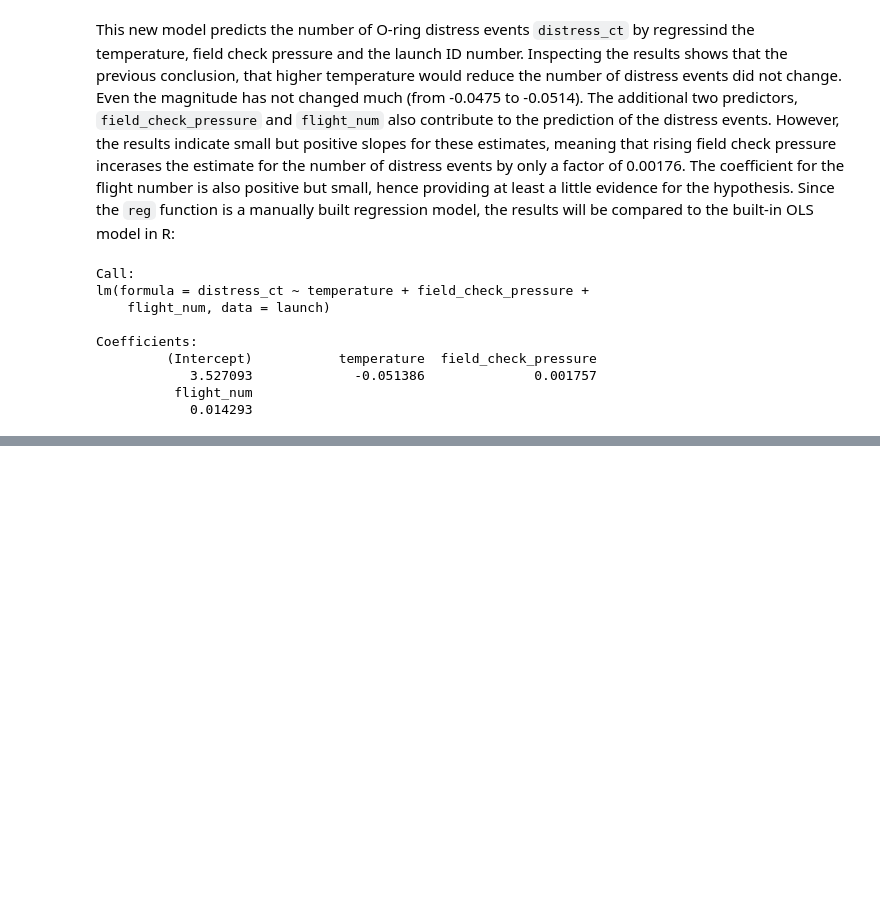
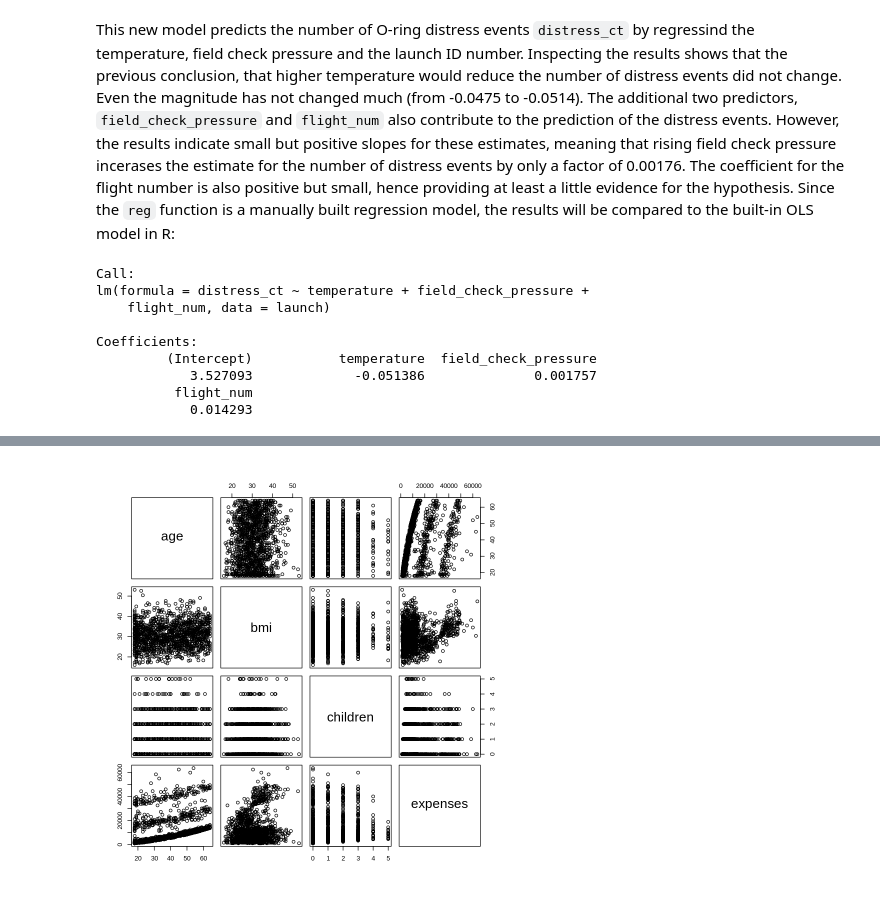
Before and after one commit to tanasrad/Machine_Learning_with_R, a Jupyter notebook: Chapter_6_R.ipynb, the cells around one changed output, grey strips where cells are left out. Saved outputs shown, nothing was run; the diff lists cells and outputs as text; code cells hidden in the pictures; blank space fills up the shorter version.

```diff
--- a/Chapter_6_R.ipynb
+++ b/Chapter_6_R.ipynb
@@ -282,0 +371,5 @@ asdf
+# %%
+# visualing relationships among features: scatterplot matrix
+pairs(insurance[c("age", "bmi", "children", "expenses")])
+# %% [output]
+[figure, added]
```
Also changed, not shown: parts of 32 cells of this notebook.
